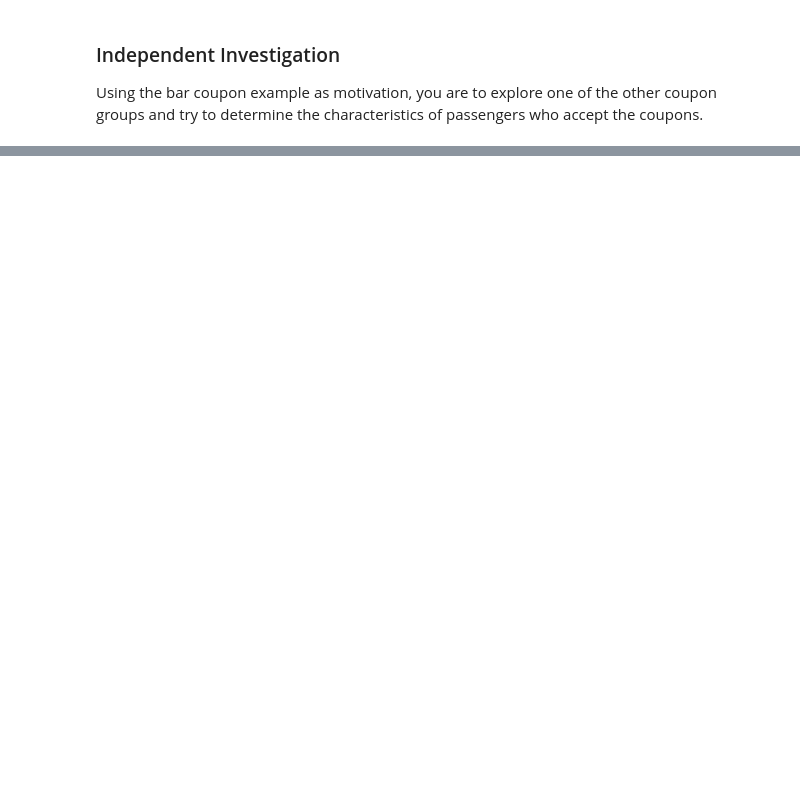
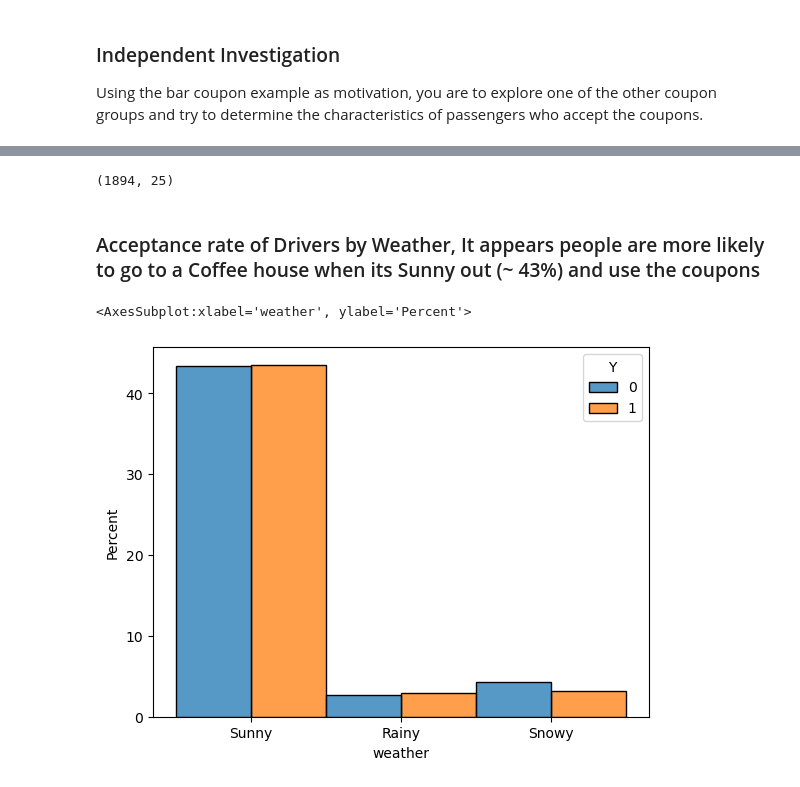
Before and after one commit to avats77/data_sci_Porfolio, a Jupyter notebook: alok_prompt.ipynb, the cells around one changed output, grey strips where cells are left out. Cells and saved outputs as stored; diff of their text form; code cells hidden in the pictures; blank space fills up the shorter version.

```diff
--- a/alok_prompt.ipynb
+++ b/alok_prompt.ipynb
@@ -474,0 +639,11 @@ Using the bar coupon example as motivation, you are to explore one of the other
+# %%
+df_coffee_Yis1.shape
+# %% [output]
+(1894, 25)
+# %% [markdown]
+### Acceptance rate of Drivers by Weather, It appears people are more likely to go to a Coffee house when its Sunny out (~ 43%) and use the coupons
+# %%
+sns.histplot(data=df_coffee,x= 'weather', hue='Y', multiple='dodge', stat='percent')
+# %% [output]
+<AxesSubplot:xlabel='weather', ylabel='Percent'>
+[figure, added]
```
Also changed, not shown: parts of 53 cells of this notebook.
